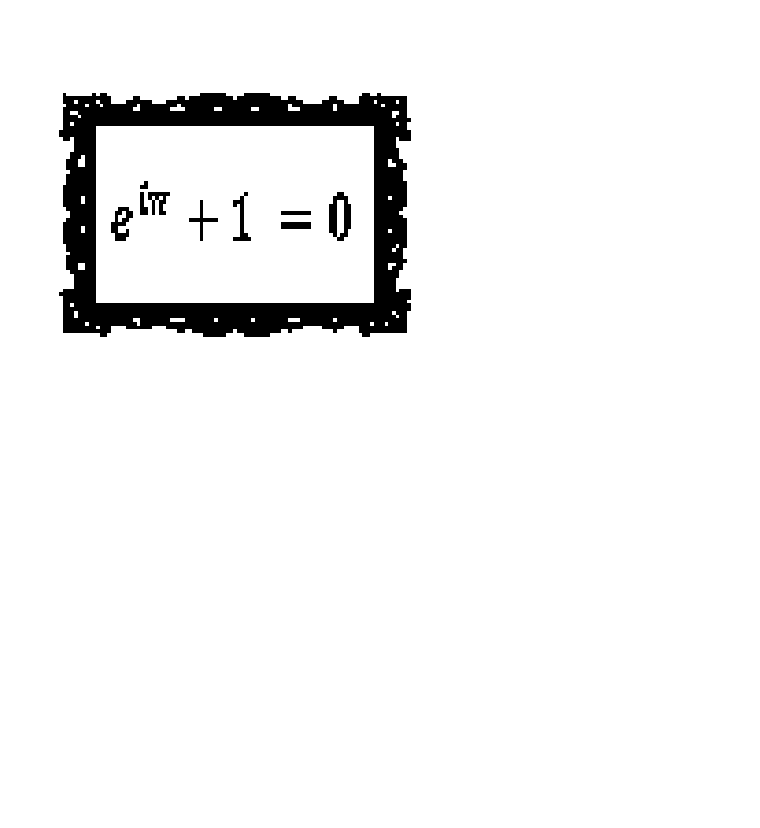
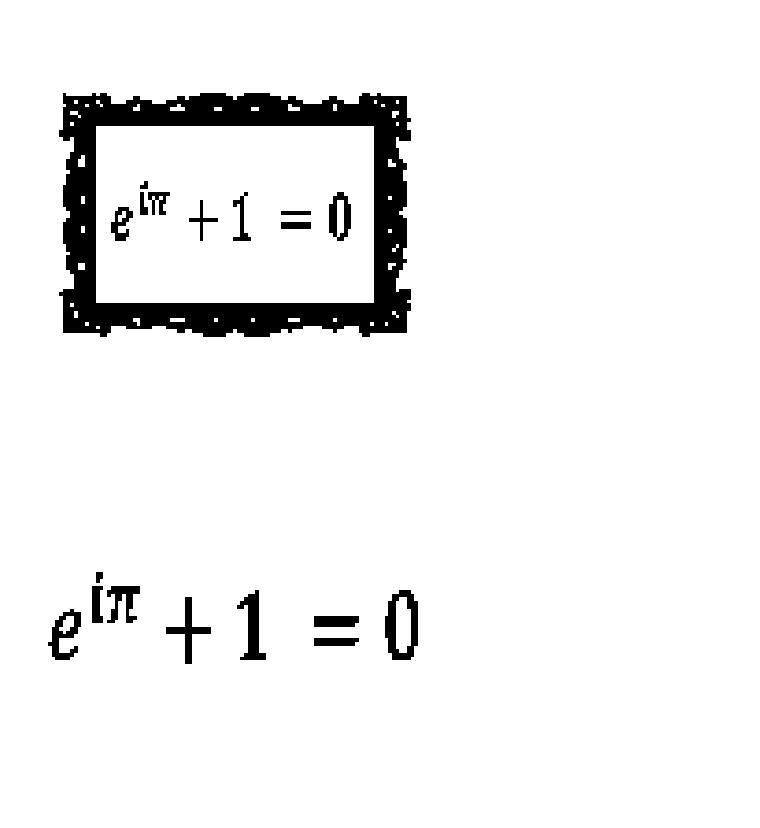
Before and after one commit to d-domeniconi/hopfield_network, a Jupyter notebook: rascunho3.ipynb, the cells around one changed output. Cells and saved outputs as stored; diff of their text form; code cells hidden in the pictures; blank space fills up the shorter version.

```diff
--- a/rascunho3.ipynb
+++ b/rascunho3.ipynb
@@ -35,3 +35,12 @@ img_euler, vetor_euler = hp.preprocessar_para_hopfield("dataset/euler.png",
 hp.vizualize([vetor_euler],[],[], len(vetor_euler), save = False, recall = False)
 # %% [output]
 [figure]
+# %%
+img_euler_inc, vetor_euler_inc = hp.preprocessar_para_hopfield("dataset/euler_incomplete.png",
+                                                       size = 100,
+                                                       threshold = 0.80,
+                                                       swap_colors = True)
+# %%
+hp.vizualize([vetor_euler_inc],[],[], len(vetor_euler), save = False, recall = False)
+# %% [output]
+[figure, added]
```
Also changed, not shown: parts of 1 cell of this notebook, 9 other files.
